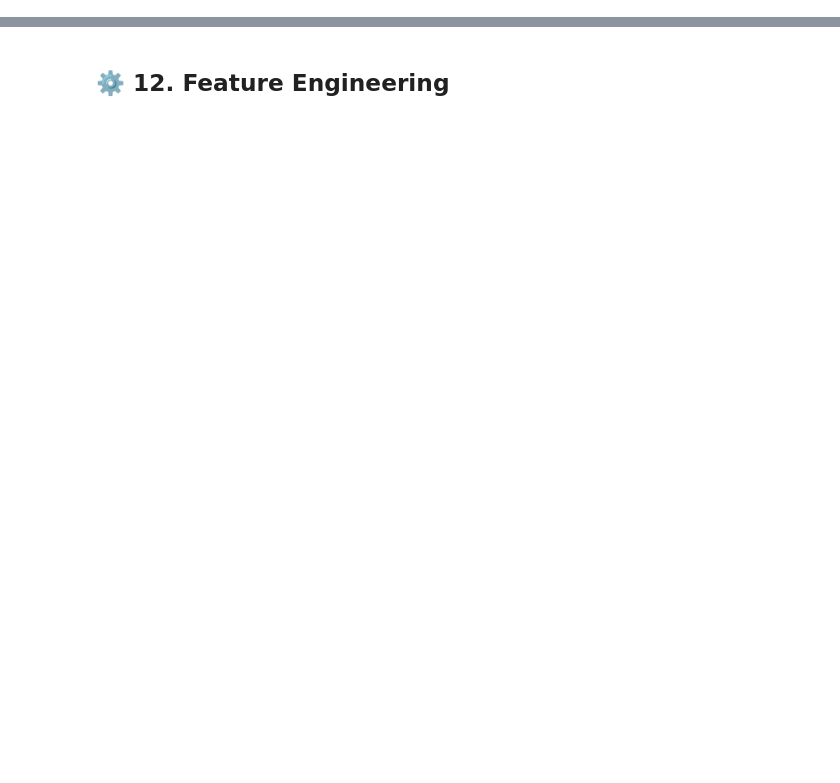
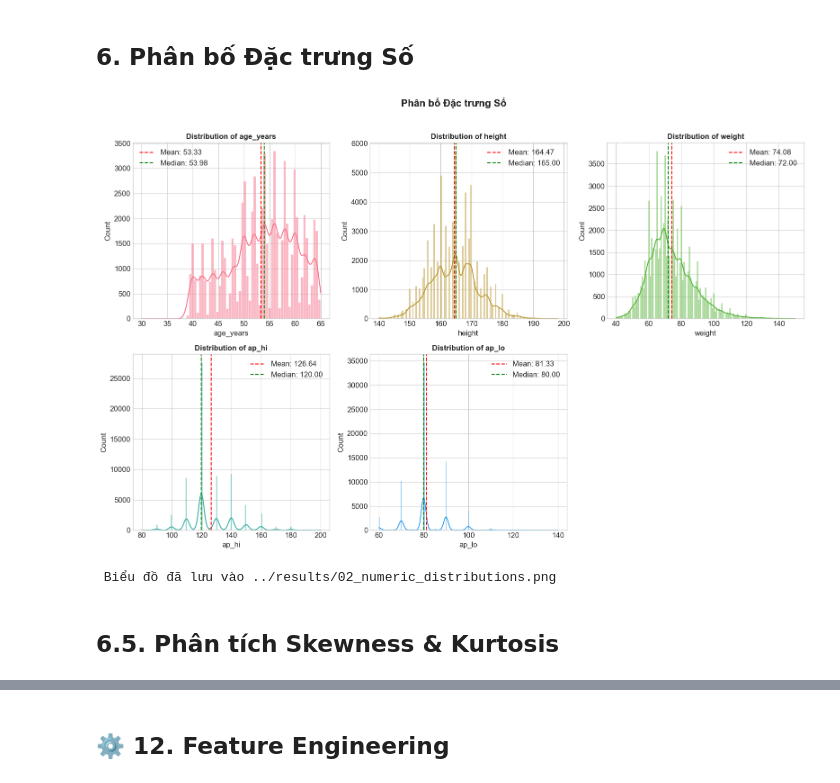
Before and after one commit to Vietchemistryyy/PTDLL-HaUI, a Jupyter notebook: notebooks/01_EDA_Preprocessing.ipynb, the cells around one changed output, grey strips where cells are left out. Saved outputs shown, nothing was run; the diff lists cells and outputs as text; code cells hidden in the pictures; blank space fills up the shorter version.

```diff
--- a/notebooks/01_EDA_Preprocessing.ipynb
+++ b/notebooks/01_EDA_Preprocessing.ipynb
@@ -371,23 +0,0 @@ print('✅ Chart saved to ../results/06_boxplots_before.png')
-# %%
-# Calculate outliers using IQR method
-def count_outliers(series):
-    Q1 = series.quantile(0.25)
-    Q3 = series.quantile(0.75)
-    IQR = Q3 - Q1
-    lower = Q1 - 1.5 * IQR
-    upper = Q3 + 1.5 * IQR
-    outliers = ((series < lower) | (series > upper)).sum()
-    return outliers, lower, upper, Q1, Q3
-
-print('📊 Outlier Analysis (IQR Method):')
-print('=' * 70)
-outlier_summary = []
-for col_name in numeric_for_outliers:
-    outliers, lower, upper, q1, q3 = count_outliers(pdf[col_name])
-    pct = (outliers / len(pdf)) * 100
-    outlier_summary.append({'Feature': col_name, 'Outliers': outliers, 'Percentage': f'{pct:.2f}%', 'Lower': f'{lower:.2f}', 'Upper': f'{upper:.2f}'})
-    print(f'{col_name}: {outliers:,} outliers ({pct:.2f}%) | Range: [{lower:.2f}, {upper:.2f}]')
-
-outlier_df = pd.DataFrame(outlier_summary)
-print('\n📋 Summary Table:')
-print(outlier_df.to_string(index=False))
@@ -517,0 +502,29 @@ print('✅ Chart saved to ../results/10_violin_plots.png')
+# %% [markdown]
+##  6. Phân bố Đặc trưng Số
+# %%
+# Chuyển đổi tuổi sang năm
+pdf['age_years'] = pdf['age'] / 365
+
+# Histogram các đặc trưng số
+numeric_cols = ['age_years', 'height', 'weight', 'ap_hi', 'ap_lo']
+fig, axes = plt.subplots(2, 3, figsize=(16, 10))
+axes = axes.flatten()
+
+for idx, col_name in enumerate(numeric_cols):
+    sns.histplot(pdf[col_name], kde=True, ax=axes[idx], color=sns.color_palette('husl')[idx])
+    axes[idx].set_title(f'Distribution of {col_name}', fontsize=12, fontweight='bold')
+    axes[idx].axvline(pdf[col_name].mean(), color='red', linestyle='--', label=f'Mean: {pdf[col_name].mean():.2f}')
+    axes[idx].axvline(pdf[col_name].median(), color='green', linestyle='--', label=f'Median: {pdf[col_name].median():.2f}')
+    axes[idx].legend()
+
+axes[5].axis('off')
+plt.suptitle(' Phân bố Đặc trưng Số', fontsize=16, fontweight='bold', y=1.02)
+plt.tight_layout()
+plt.savefig('../results/02_numeric_distributions.png', dpi=150, bbox_inches='tight')
+plt.show()
+print(' Biểu đồ đã lưu vào ../results/02_numeric_distributions.png')
+# %% [output]
+[figure, added]
+ Biểu đồ đã lưu vào ../results/02_numeric_distributions.png
+# %% [markdown]
+##  6.5. Phân tích Skewness & Kurtosis
```
Also changed, not shown: parts of 86 cells of this notebook.
